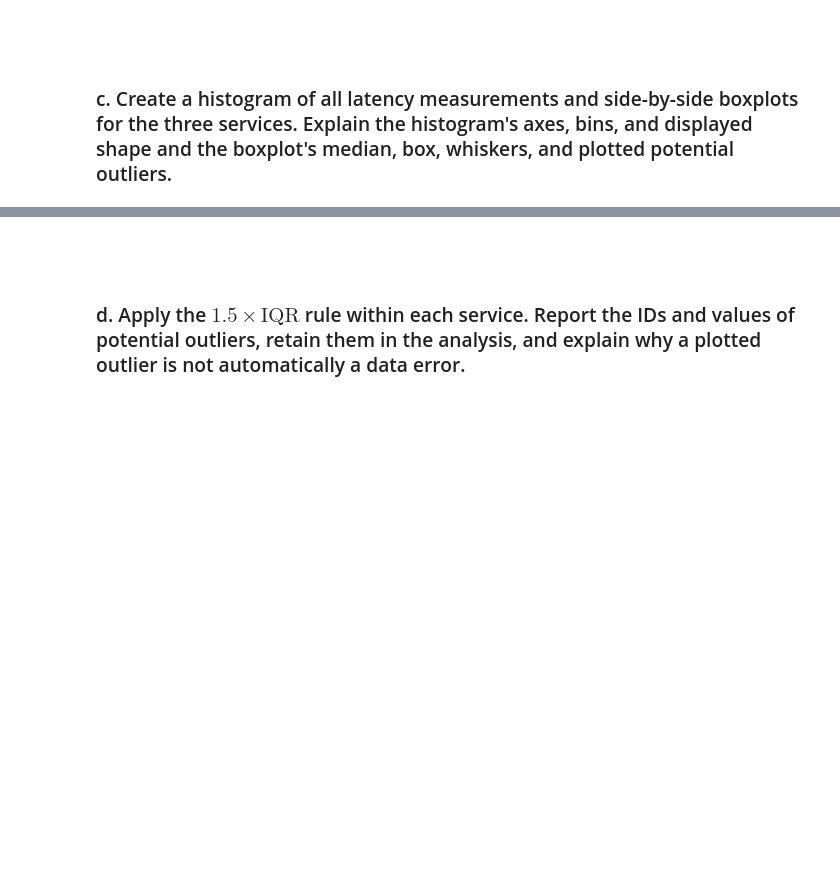
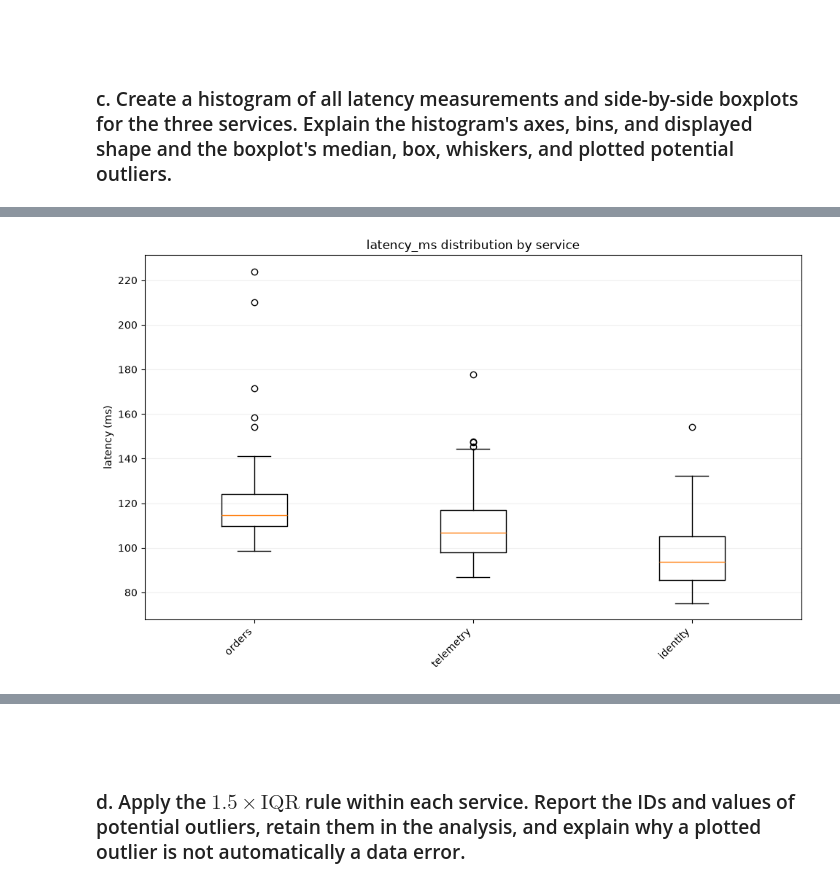
Before and after one commit to Dogmeat2000/sta1, a Jupyter notebook: assignment1/assignment1.ipynb, the cells around one changed output, grey strips where cells are left out. Cells and saved outputs as stored; diff of their text form; code cells hidden in the pictures; blank space fills up the shorter version.

```diff
--- a/assignment1/assignment1.ipynb
+++ b/assignment1/assignment1.ipynb
@@ -164,0 +240,37 @@ IQR          : The spread of the middle 50% of the data (Q3 - Q1). Indicates how
+# %%
+# Identity unique services in data set
+services = sorted(digitalServicesData_unmodified['service'].unique())
+
+# Iterate through the data set, extracting latency pr. service into each set
+dataSets = dict()
+for row in digitalServicesData_unmodified.itertuples():
+    if row.service in dataSets:
+        dataSets[row.service].append(row.latency_ms)
+    else:
+        dataSets.update({row.service: [row.latency_ms]})
+
+# Plot the boxplot
+data = []
+ticks = []
+x_axis_names = []
+
+for key in dataSets:
+    data.append(dataSets.get(key))
+    if key not in x_axis_names:
+        x_axis_names.append(key)
+        ticks.append(len(ticks))
+
+fig = plt.figure(figsize=(9, 5))
+ax = fig.add_axes([0, 0, 1, 1])
+
+bp = ax.boxplot(data, showfliers=True)
+ax.set_xticklabels(x_axis_names, rotation=45, ha="right")
+
+ax.set_ylabel('latency (ms)')
+ax.set_title('latency_ms distribution by service')
+ax.grid(axis='y', alpha=0.2)
+ax.set_axisbelow(True)
+
+plt.show()
+# %% [output]
+[figure, added]
```
Also changed, not shown: parts of 5 cells of this notebook.
